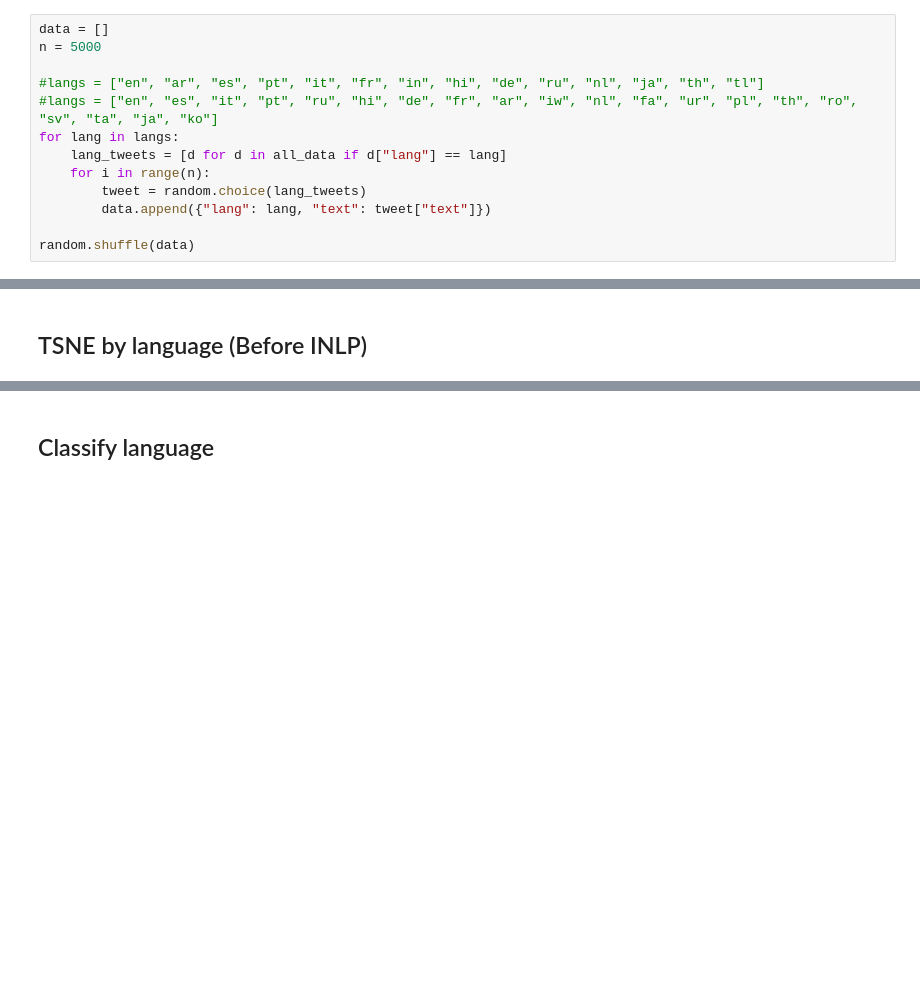
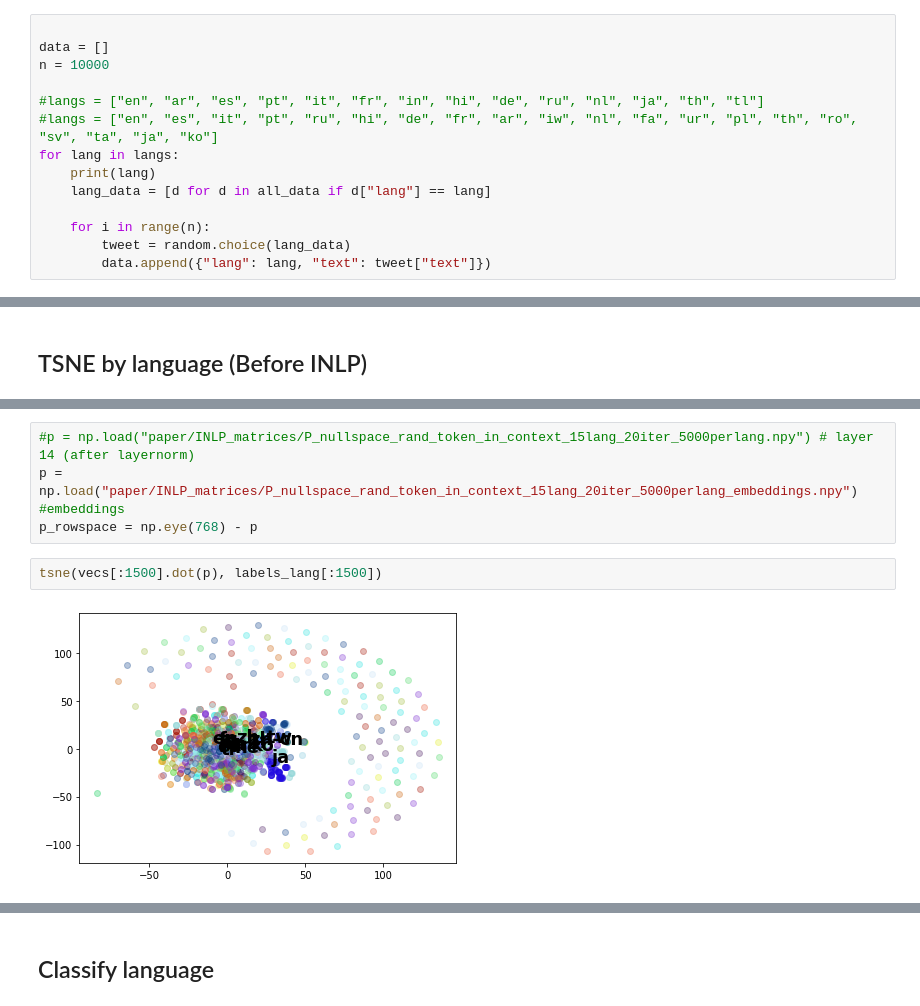
Before and after one commit to Shaul1321/multilingual-inlp, a Jupyter notebook: inlp-mbert-experiment.ipynb, the cells around one changed output, grey strips where cells are left out. Cells and saved outputs as stored; diff of their text form; blank space fills up the shorter version.

```diff
--- a/inlp-mbert-experiment.ipynb
+++ b/inlp-mbert-experiment.ipynb
@@ -97,13 +106,14 @@ Counter({'en': 143855,
 # %%
+
 data = []
-n = 5000
+n = 10000
 
 #langs = ["en", "ar", "es", "pt", "it", "fr", "in", "hi", "de", "ru", "nl", "ja", "th", "tl"]
 #langs = ["en", "es", "it", "pt", "ru", "hi", "de", "fr", "ar", "iw", "nl", "fa", "ur", "pl", "th", "ro", "sv", "ta", "ja", "ko"]
 for lang in langs:
-    lang_tweets = [d for d in all_data if d["lang"] == lang]
+    print(lang)
+    lang_data = [d for d in all_data if d["lang"] == lang]
+
     for i in range(n):
-        tweet = random.choice(lang_tweets)
+        tweet = random.choice(lang_data)
         data.append({"lang": lang, "text": tweet["text"]})
-
-random.shuffle(data)
@@ -300,0 +352,8 @@ tsne(vecs[:1500], labels_lang[:1500])
+# %%
+#p = np.load("paper/INLP_matrices/P_nullspace_rand_token_in_context_15lang_20iter_5000perlang.npy") # layer 14 (after layernorm)
+p = np.load("paper/INLP_matrices/P_nullspace_rand_token_in_context_15lang_20iter_5000perlang_embeddings.npy") #embeddings
+p_rowspace = np.eye(768) - p
+# %%
+tsne(vecs[:1500].dot(p), labels_lang[:1500])
+# %% [output]
+[figure, added]
```
Also changed, not shown: parts of 58 cells of this notebook.
